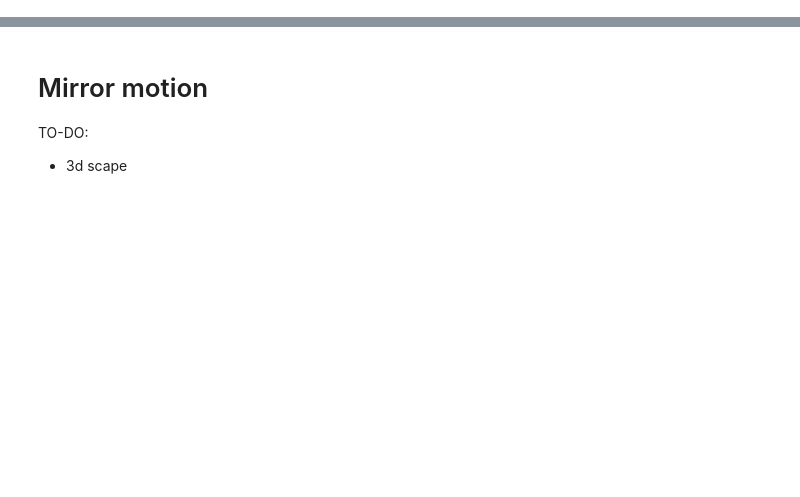
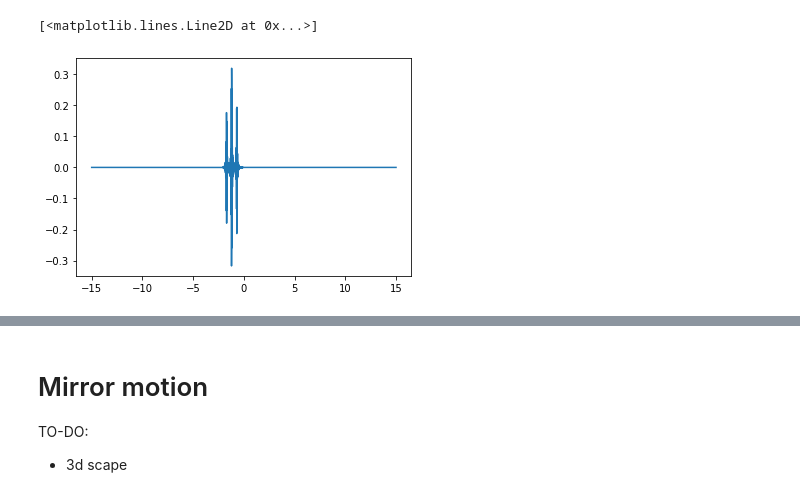
Before and after one commit to ekonyagin/wave_propagation, a Jupyter notebook: OAM_VTK_refined.ipynb, the cells around one changed output, grey strips where cells are left out. Cells and saved outputs as stored; diff of their text form; code cells hidden in the pictures; blank space fills up the shorter version.

```diff
--- a/OAM_VTK_refined.ipynb
+++ b/OAM_VTK_refined.ipynb
@@ -319,0 +332,13 @@ True
+# %%
+cfreq, freq_width = (40, 10)
+cut_func1 = np.exp(-((freqs-cfreq)/freq_width)**10)
+cut_func2 = np.exp(-((freqs+cfreq)/freq_width)**10)
+cut_func_total = (cut_func1+ cut_func2)
+cut_func_total
+spectrum_filtered = cut_func_total *  lg_mode.fft_result[0,2]
+# %%
+plt.plot(np.linspace(-15,15,4800), np.fft.ifft(spectrum_filtered))
+#plt.xlim(0,1)
+# %% [output]
+[<matplotlib.lines.Line2D at 0x...>]
+[figure, added]
```
Also changed, not shown: parts of 41 cells of this notebook, 3 other files.
